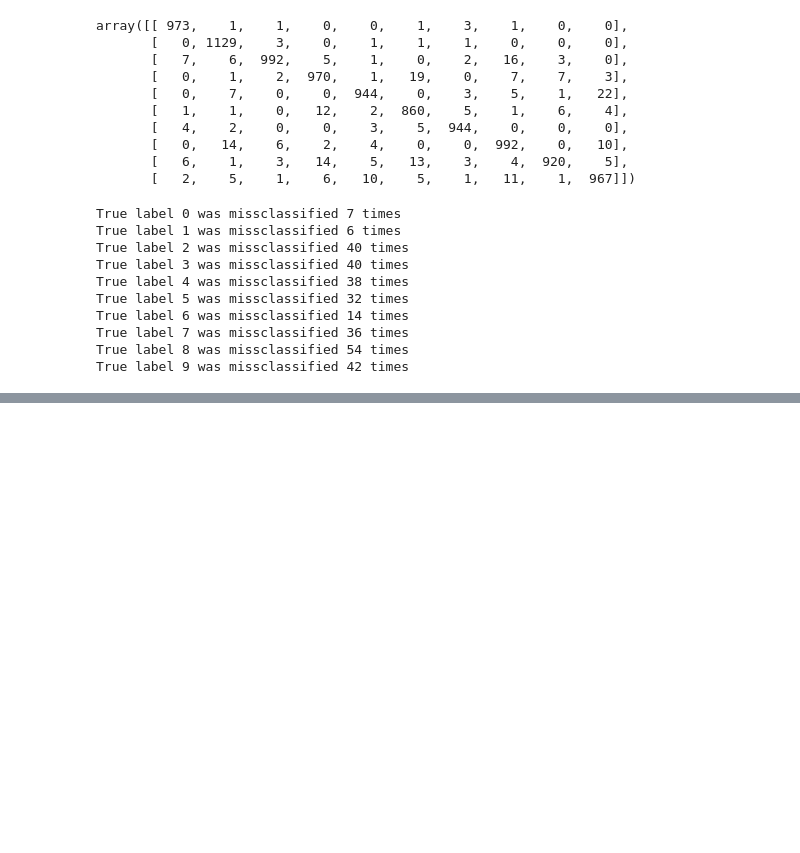
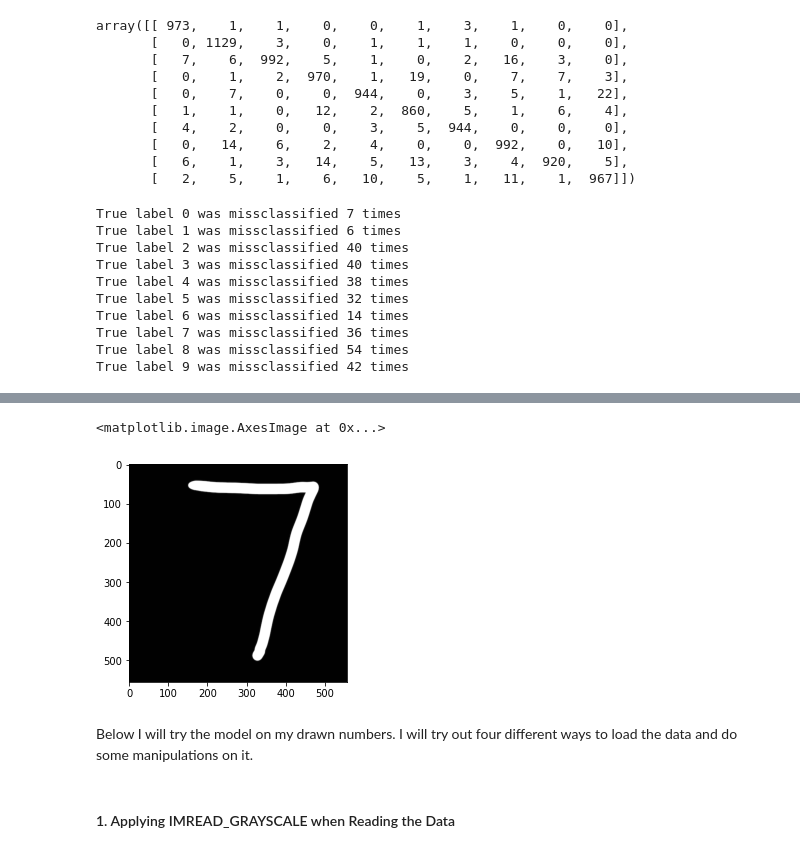
Before and after one commit to Anna-MariaSjolund/Machine-learning, a Jupyter notebook: exercises/exercises_5.ipynb, the cells around one changed output, grey strips where cells are left out. Saved outputs shown, nothing was run; the diff lists cells and outputs as text; code cells hidden in the pictures; blank space fills up the shorter version.

```diff
--- a/exercises/exercises_5.ipynb
+++ b/exercises/exercises_5.ipynb
@@ -217,0 +242,9 @@ True label 9 was missclassified 42 times
+# %%
+plt.imshow(cv2.imread("Data/Numbers/7_third.jpg", cv2.IMREAD_GRAYSCALE), cmap="gray")
+# %% [output]
+<matplotlib.image.AxesImage at 0x...>
+[figure, added]
+# %% [markdown]
+Below I will try the model on my drawn numbers. I will try out four different ways to load the data and do some manipulations on it.
+# %% [markdown]
+#### 1. Applying IMREAD_GRAYSCALE when Reading the Data
```
Also changed, not shown: parts of 27 cells of this notebook.
